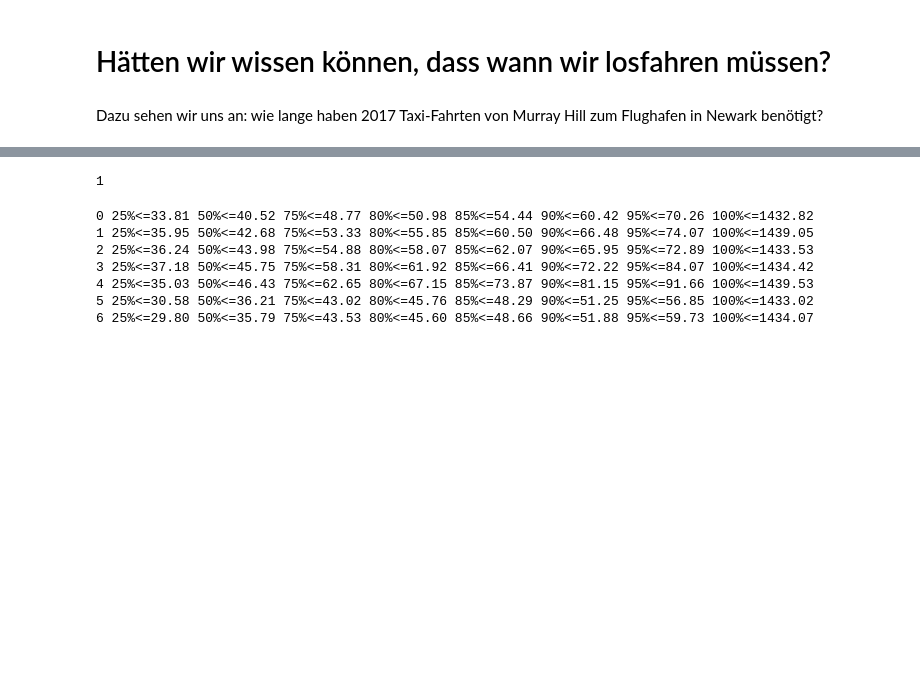
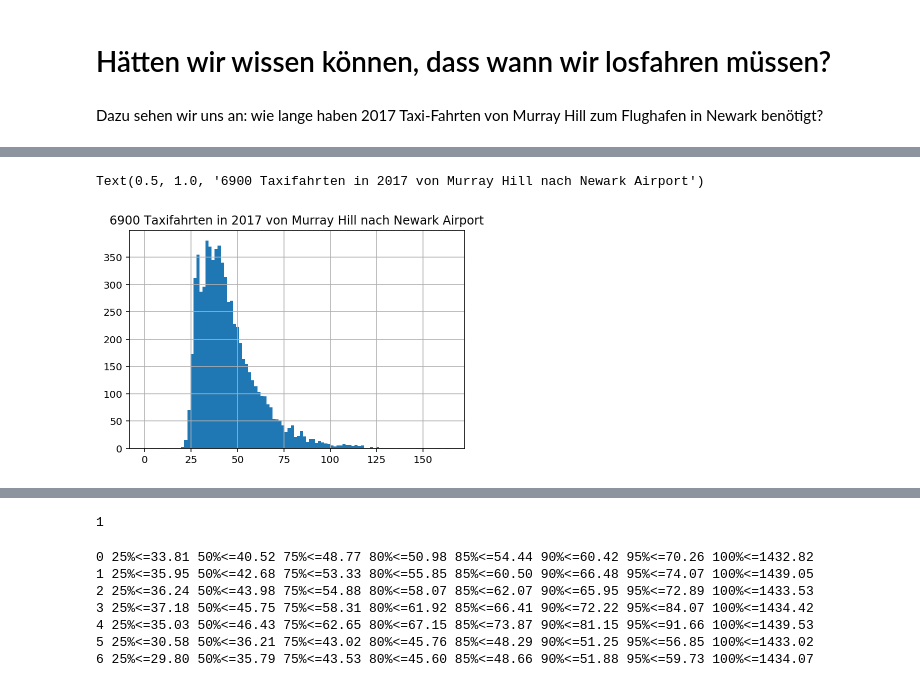
Before and after one commit to frankrefischer/nyc-taxi-to-airport, a Jupyter notebook: NYC-Taxi-Analytics.ipynb, the cells around one changed output, grey strips where cells are left out. Drawn from its saved outputs; the diff is of its cells as text; code cells hidden in the pictures; blank space fills up the shorter version.

```diff
--- a/NYC-Taxi-Analytics.ipynb
+++ b/NYC-Taxi-Analytics.ipynb
@@ -45,0 +74,7 @@ def select_trips_from_zone_to_zone(data, from_zone, to_zone):
+# %%
+tt1 = tt.query('trip_duration_minutes <= 200')
+tt1.trip_duration_minutes.hist(bins=100)
+plt.title("{} Taxifahrten in 2017 von Murray Hill nach Newark Airport".format(tt1.shape[0]))
+# %% [output]
+Text(0.5, 1.0, '6900 Taxifahrten in 2017 von Murray Hill nach Newark Airport')
+[figure, added]
```
Also changed, not shown: parts of 8 cells of this notebook, 1 other file.
